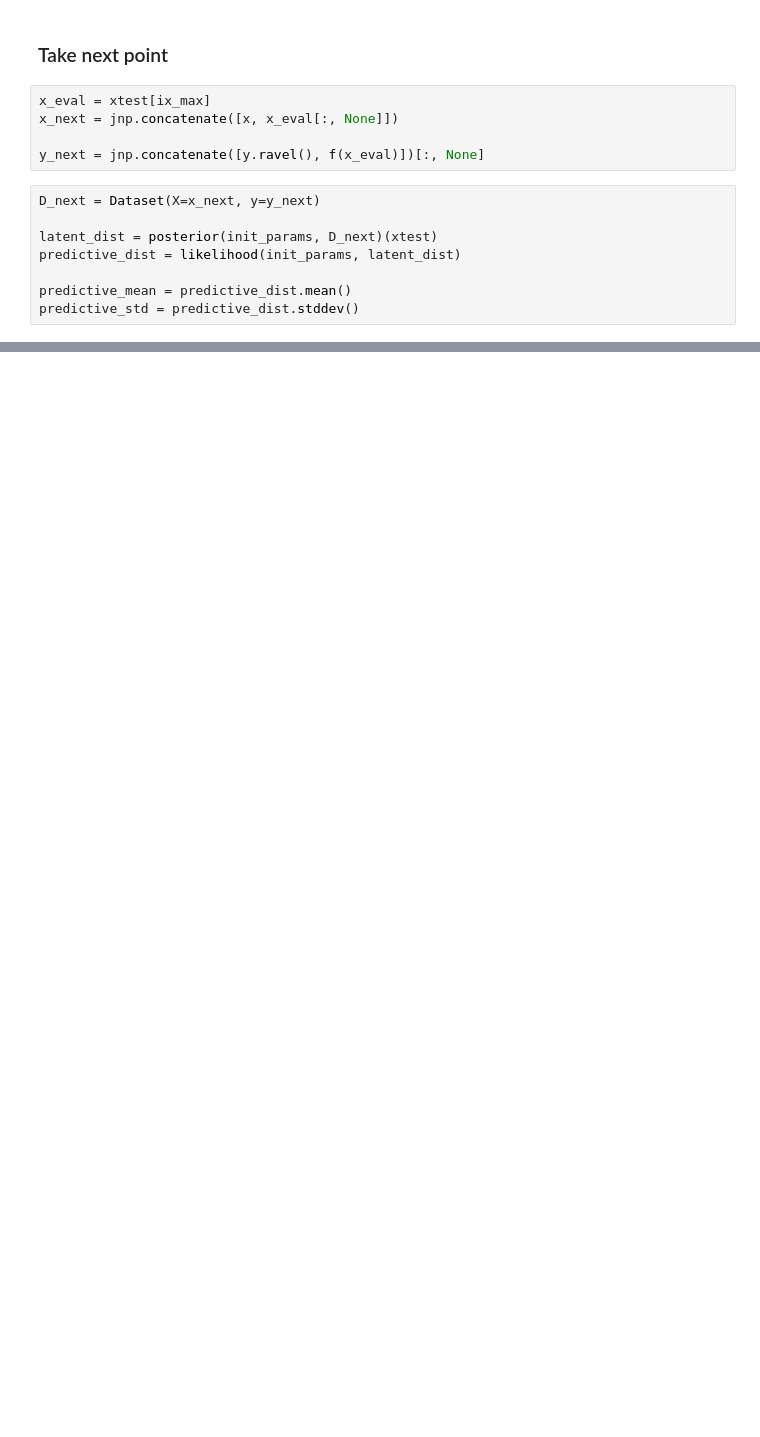
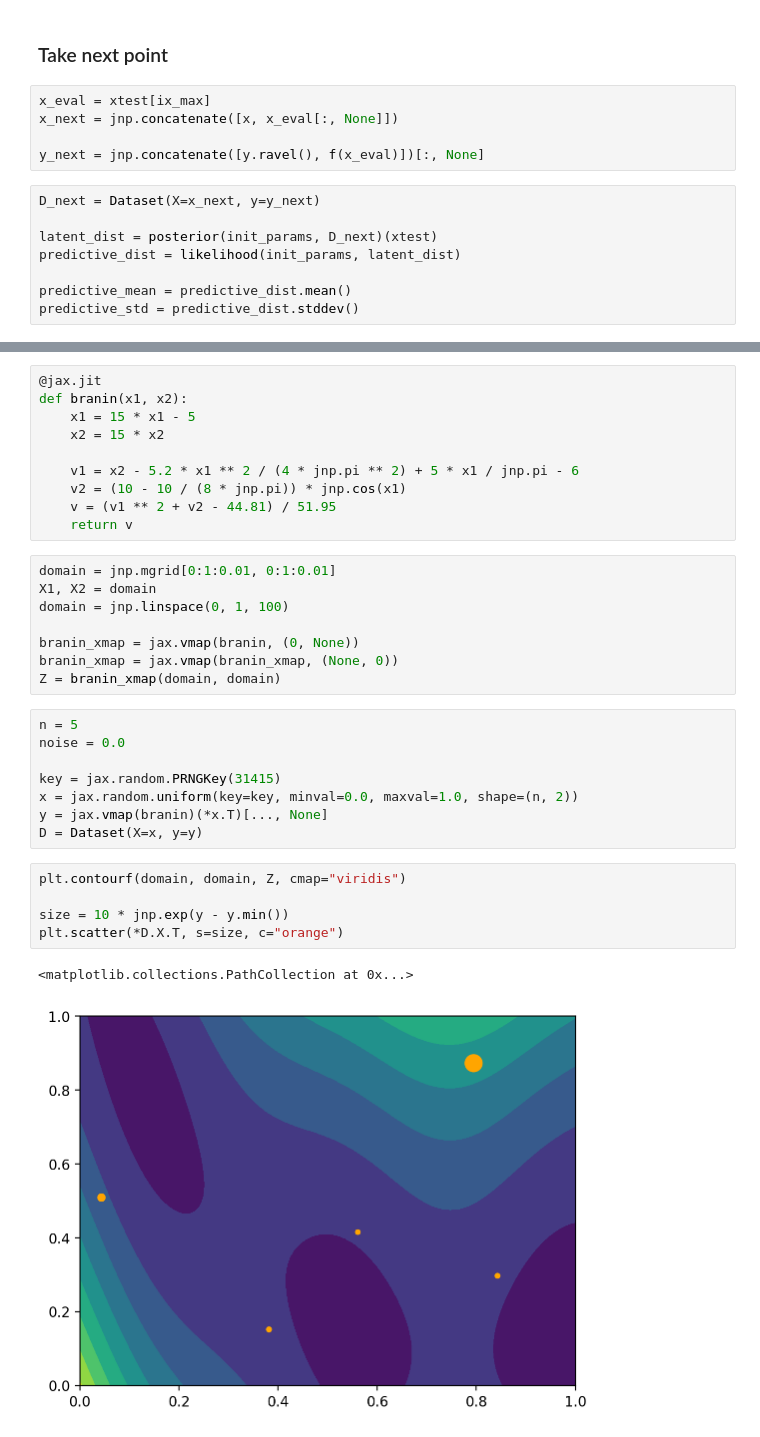
Before and after one commit to gerdm/bayes, a Jupyter notebook: gp-demo.ipynb, the cells around one changed output, grey strips where cells are left out. Saved outputs shown, nothing was run; the diff lists cells and outputs as text; blank space fills up the shorter version.

```diff
--- a/gp-demo.ipynb
+++ b/gp-demo.ipynb
@@ -327,0 +338,34 @@ ax.legend()
+# %%
+@jax.jit
+def branin(x1, x2):
+    x1 = 15 * x1 - 5
+    x2 = 15 * x2
+
+    v1 = x2 - 5.2 * x1 ** 2 / (4 * jnp.pi ** 2) + 5 * x1 / jnp.pi - 6
+    v2 = (10 - 10 / (8 * jnp.pi)) * jnp.cos(x1)
+    v = (v1 ** 2 + v2 - 44.81) / 51.95
+    return v
+# %%
+domain = jnp.mgrid[0:1:0.01, 0:1:0.01]
+X1, X2 = domain
+domain = jnp.linspace(0, 1, 100)
+
+branin_xmap = jax.vmap(branin, (0, None))
+branin_xmap = jax.vmap(branin_xmap, (None, 0))
+Z = branin_xmap(domain, domain)
+# %%
+n = 5
+noise = 0.0
+
+key = jax.random.PRNGKey(31415)
+x = jax.random.uniform(key=key, minval=0.0, maxval=1.0, shape=(n, 2))
+y = jax.vmap(branin)(*x.T)[..., None]
+D = Dataset(X=x, y=y)
+# %%
+plt.contourf(domain, domain, Z, cmap="viridis")
+
+size = 10 * jnp.exp(y - y.min())
+plt.scatter(*D.X.T, s=size, c="orange")
+# %% [output]
+<matplotlib.collections.PathCollection at 0x...>
+[figure, added]
```
Also changed, not shown: parts of 39 cells of this notebook.
